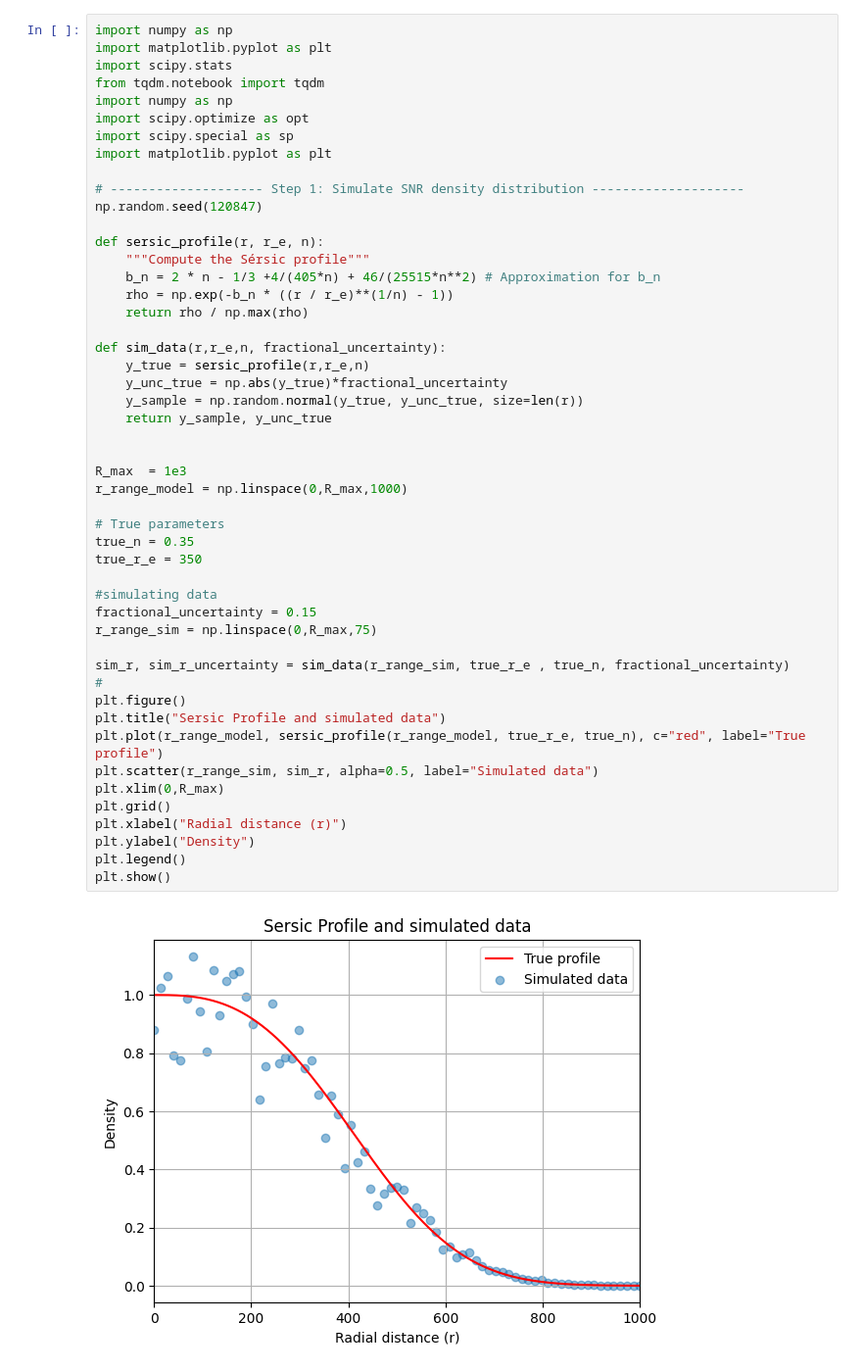
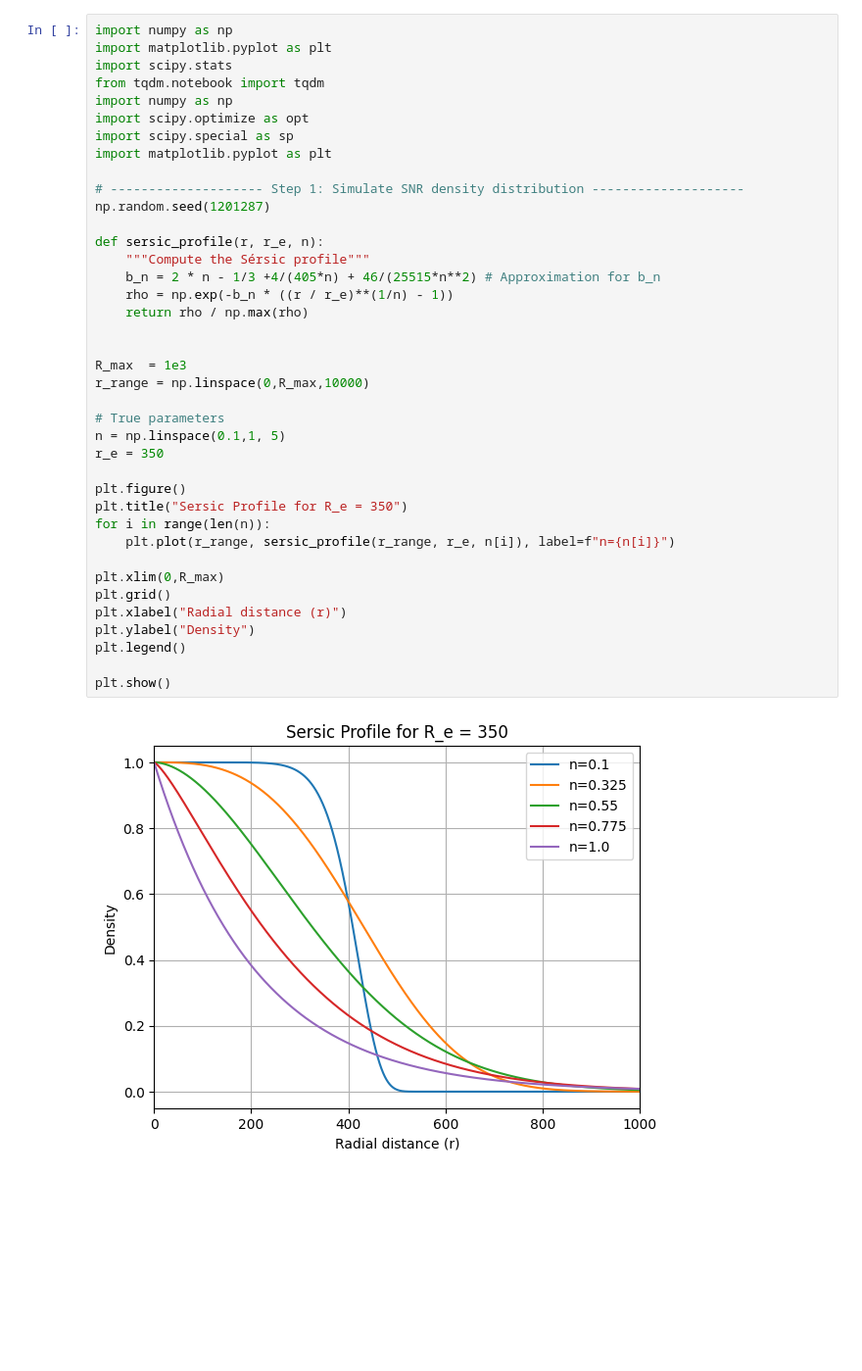
Before and after one commit to t-kist/Bayesian-Statistics-for-Astrophysics-2024, a Jupyter notebook: bayes24/lecture_notes/group4/Bundeltje/Scratchfile-Luka.ipynb, the cells around one changed output. Shown at 98% size. Drawn from its saved outputs; the diff is of its cells as text; blank space fills up the shorter version.

```diff
--- a/bayes24/lecture_notes/group4/Bundeltje/Scratchfile-Luka.ipynb
+++ b/bayes24/lecture_notes/group4/Bundeltje/Scratchfile-Luka.ipynb
@@ -17,50 +22,40 @@ source: https://arxiv.org/pdf/astro-ph/9911078 and https://arxiv.org/abs/2209.04
 import numpy as np
 import matplotlib.pyplot as plt
 import scipy.stats
 from tqdm.notebook import tqdm
 import numpy as np
 import scipy.optimize as opt
 import scipy.special as sp
 import matplotlib.pyplot as plt
 
 # -------------------- Step 1: Simulate SNR density distribution --------------------
-np.random.seed(120847)
+np.random.seed(1201287)
 
 def sersic_profile(r, r_e, n):
     """Compute the Sérsic profile"""
     b_n = 2 * n - 1/3 +4/(405*n) + 46/(25515*n**2) # Approximation for b_n
     rho = np.exp(-b_n * ((r / r_e)**(1/n) - 1))
     return rho / np.max(rho)
 
-def sim_data(r,r_e,n, fractional_uncertainty):
-	y_true = sersic_profile(r,r_e,n)
-	y_unc_true = np.abs(y_true)*fractional_uncertainty
-	y_sample = np.random.normal(y_true, y_unc_true, size=len(r))
-	return y_sample, y_unc_true
-
 
 R_max  = 1e3
-r_range_model = np.linspace(0,R_max,1000)
+r_range = np.linspace(0,R_max,10000)
 
 # True parameters
-true_n = 0.35
-true_r_e = 350
+n = np.linspace(0.1,1, 5)
+r_e = 350
 
-#simulating data
-fractional_uncertainty = 0.15
-r_range_sim = np.linspace(0,R_max,75)
+plt.figure()
+plt.title("Sersic Profile for R_e = 350")
+for i in range(len(n)):
+    plt.plot(r_range, sersic_profile(r_range, r_e, n[i]), label=f"n={n[i]}")
 
-sim_r, sim_r_uncertainty = sim_data(r_range_sim, true_r_e , true_n, fractional_uncertainty)
-#
-plt.figure()
-plt.title("Sersic Profile and simulated data")
-plt.plot(r_range_model, sersic_profile(r_range_model, true_r_e, true_n), c="red", label="True profile")
-plt.scatter(r_range_sim, sim_r, alpha=0.5, label="Simulated data")
 plt.xlim(0,R_max)
 plt.grid()
 plt.xlabel("Radial distance (r)")
 plt.ylabel("Density")
 plt.legend()
+
 plt.show()
 # %% [output]
-[figure, old version]
+[figure, new version]
```
Also changed, not shown: parts of 28 cells of this notebook.
